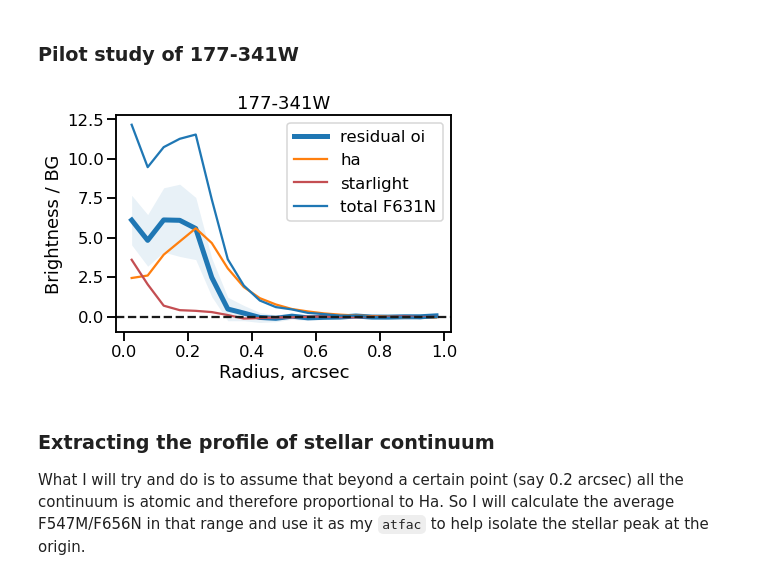
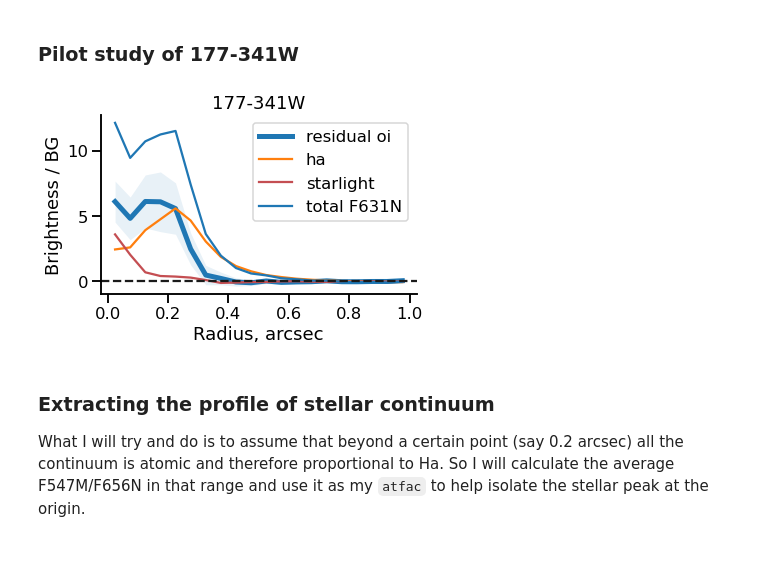
Before and after one commit to will-henney/neutral-proplyds, a Jupyter notebook: notebooks/02-all-proplyds-PC.ipynb, the cells around one changed output. Drawn from its saved outputs; the diff is of its cells as text; code cells hidden in the pictures; blank space fills up the shorter version.

Commit message:
Minor changes to graphs

```diff
--- a/notebooks/02-all-proplyds-PC.ipynb
+++ b/notebooks/02-all-proplyds-PC.ipynb
@@ -517,34 +517,36 @@ sig = np.sqrt(
     pp.sigma["f547m"]**2 / pp.npix["f547m"]
     + pp.sigma["f631n"]**2 / pp.npix["f631n"]
     + pp.sigma["f656n"]**2 / pp.npix["f656n"]
 )
 
 
 fig, ax = plt.subplots()
 line, = ax.plot(pp.mean["r"], oin - 1, label="residual oi", linewidth=5)
 ax.fill_between(
     pp.mean["r"],
     (oin - 1) - 3 * sig,
     (oin - 1) + 3 * sig,
     color=line.get_color(),
     alpha=0.1,
     linewidth=0,
 )
 ax.plot(pp.mean["r"], pp.mean["f656n"] - 1, label="ha")
 ax.plot(pp.mean["r"], cont - 1, label="starlight", color="r")
 ax.plot(pp.mean["r"], pp.mean["f631n"] - 1,
         color=line.get_color(), label="total F631N")
 
 ax.axhline(0.0, linestyle="dashed", color="k")
 ax.legend()
 ax.set_title(pp.name)
 ax.set(
     xlabel="Radius, arcsec",
     ylabel="Brightness / BG",
 )
+sns.despine()
+fig.tight_layout()
 ...;
 # %% [output]
-[figure, old version]
+[figure, new version]
 # %%
 fig.savefig("proplyd-pc-example.pdf")
 fig.savefig("proplyd-pc-example.jpg", dpi=300)
```
Also changed, not shown: parts of 2 cells of this notebook, 7 other files.
